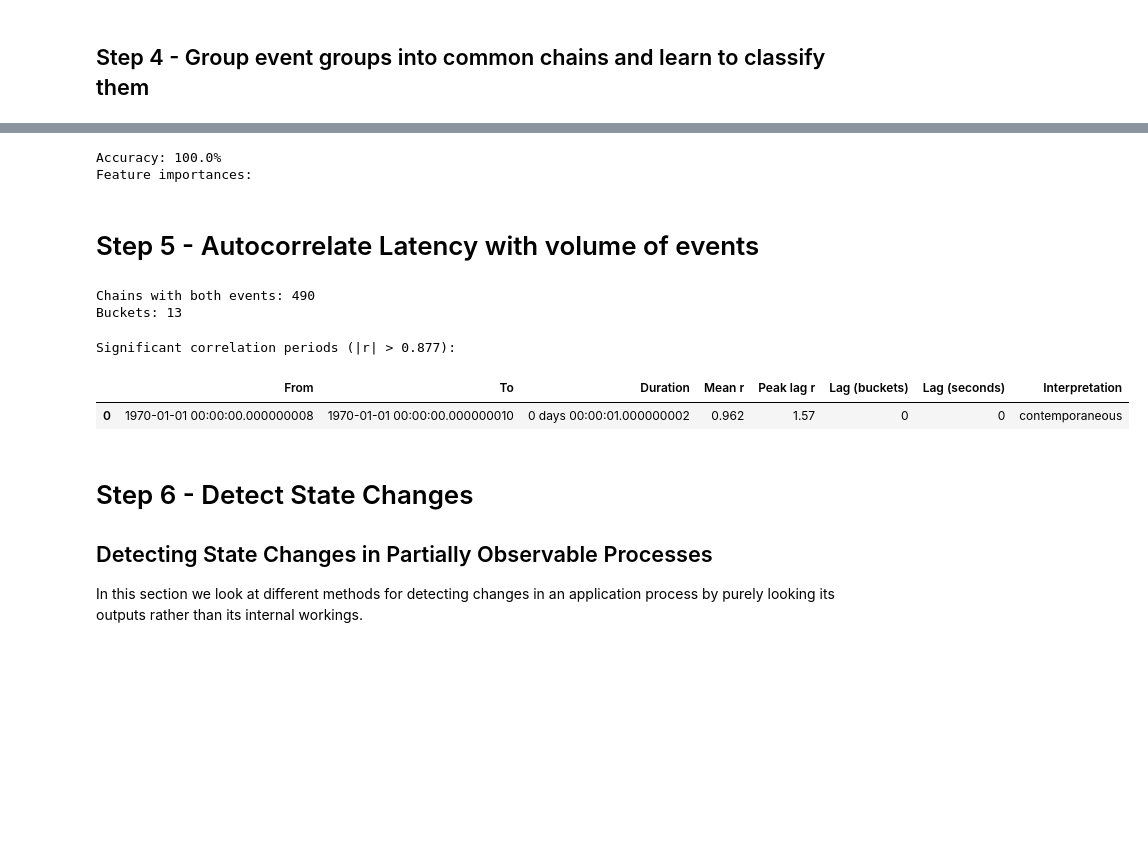
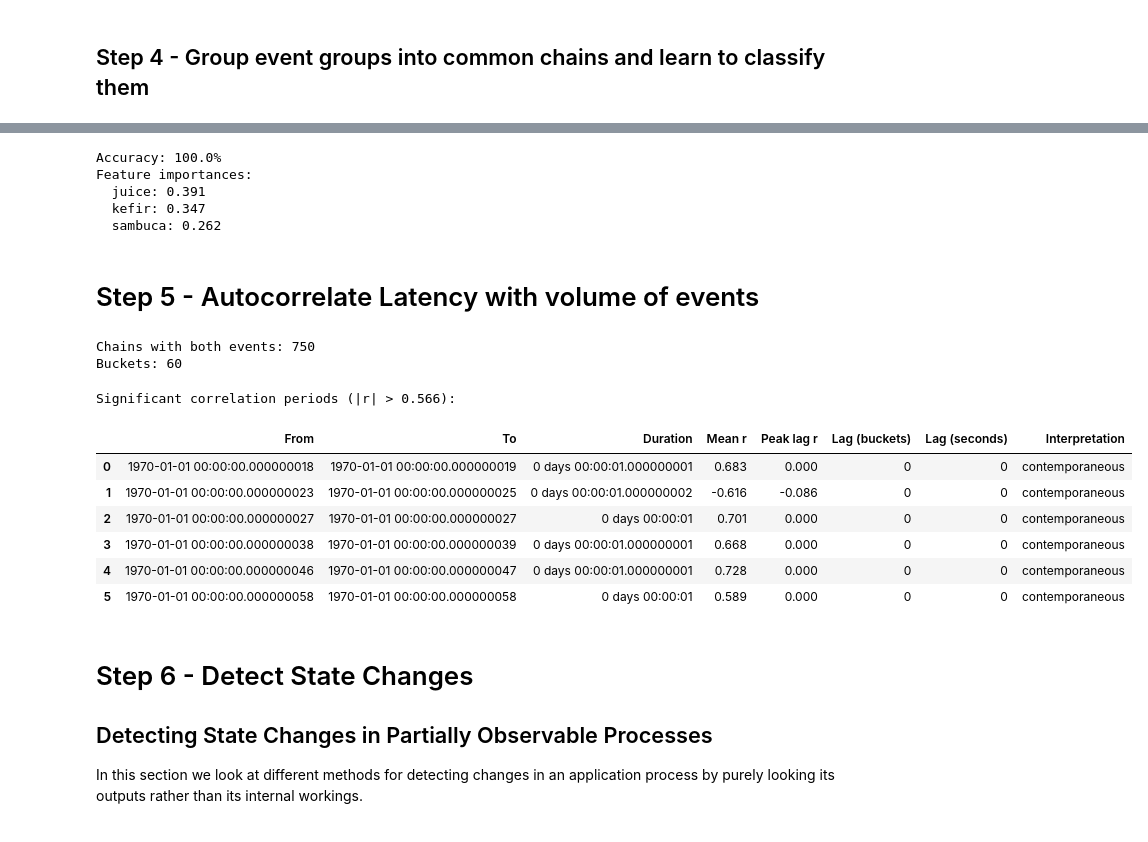
Before and after one commit to benssutton/stunning-couscous, a Jupyter notebook: notebooks/Event Chains Revisited.ipynb, the cells around one changed output, grey strips where cells are left out. Drawn from its saved outputs; the diff is of its cells as text; code cells hidden in the pictures; blank space fills up the shorter version.

```diff
--- a/notebooks/Event Chains Revisited.ipynb
+++ b/notebooks/Event Chains Revisited.ipynb
@@ -241,17 +403,0 @@ for proc, params in proc_params.items():
-# %%
-""" Simulate additional context information
-"""
-context = {}
-for proc, params in proc_params.items():
-    context_items_this_process = []
-    for i in range(NUM_OBSERVATIONS):
-        context_items_this_event = {}
-        try:
-            context_items = params["context"]
-            for item in context_items:
-                context_items_this_event[item]=i
-        except:
-            pass
-        #if len(context_items_this_event) > 0:
-        context_items_this_process.append(context_items_this_event)
-    context[proc] = context_items_this_process
@@ -492,12 +640,19 @@ fetched 2816 event chains
 #a sample population of event chains
 keys = r.keys("argus:ec:*")
 eventchain_timestamps = r.json().mget(keys, "$.timestamps")
+eventchain_context_raw = r.json().mget(keys, "$.context")
 
 #load into a DataFrame, sort by the column that has the lowest value
-eventchain_timestamps = pd.DataFrame([d[0] for d in eventchain_timestamps])
+eventchain_timestamps = pd.DataFrame([d[0] for d in eventchain_timestamps]).apply(pd.to_datetime, format='mixed')
 minvals = eventchain_timestamps.min()
 min_col = minvals.index[minvals.argmin()]
-eventchain_timestamps = eventchain_timestamps.sort_values(min_col).reset_index(drop=True)
+eventchain_timestamps = eventchain_timestamps.sort_values(min_col)
+sort_idx = eventchain_timestamps.index
+eventchain_timestamps = eventchain_timestamps.reset_index(drop=True)
+
+#load context into a DataFrame using the same sort order
+eventchain_context = pd.DataFrame([d[0] if d and d[0] else {} for d in eventchain_context_raw])
+eventchain_context = eventchain_context.loc[sort_idx].reset_index(drop=True)
 
 #Visualise the time series
 fig = px.line(eventchain_timestamps.reset_index().melt("index"), x="index", y="value", color="variable")
@@ -722,11 +882,18 @@ class ChainClassifier:
 # --- Build binary feature matrix (exclude terminal nodes) ---
 all_terminals = frozenset().union(*(p["terminal_nodes"] for p in profiles))
 feature_cols = [c for c in eventchain_timestamps.columns if c not in all_terminals]
-X = eventchain_timestamps[feature_cols].notna().astype(np.int8).to_numpy()
+presence_features = eventchain_timestamps[feature_cols].notna().astype(np.int8)
+
+# --- Add context fields as binary presence features ---
+context_feature_cols = list(eventchain_context.columns)
+context_features = eventchain_context.notna().astype(np.int8)
+
+all_feature_cols = feature_cols + context_feature_cols
+X = np.hstack([presence_features.to_numpy(), context_features.to_numpy()])
 y = chain_profile_labels.to_numpy()
 
 # --- Fit and evaluate ---
-method = DecisionTreeMethod(feature_names=feature_cols)
+method = DecisionTreeMethod(feature_names=all_feature_cols)
 classifier = ChainClassifier(method)
 classifier.fit(X, y)
 
@@ -738,6 +905,9 @@ for name, imp in method.feature_importances():
 # %% [output]
 Accuracy: 100.0%
 Feature importances:
+  juice: 0.391
+  kefir: 0.347
+  sambuca: 0.262
 # %% [markdown]
 # Step 5 - Autocorrelate Latency with volume of events
 # %%
@@ -748,11 +918,11 @@ bucket_seconds = 1  # time bucket granularity in seconds
 # --- Filter to chains that have both events ---
 pair = eventchain_timestamps[[source_event, target_event]].dropna()
 pair = pair.rename(columns={source_event: "source_ts", target_event: "target_ts"})
-pair["latency_ms"] = pair["target_ts"] - pair["source_ts"]
+pair["latency_ms"] = (pair["target_ts"] - pair["source_ts"]).dt.total_seconds() * 1000
 
 # --- Bucket by source event timestamp ---
 t_min = pair["source_ts"].min()
-pair["bucket"] = ((pair["source_ts"] - t_min) // (bucket_seconds * 1000)).astype(int)
+pair["bucket"] = ((pair["source_ts"] - t_min).dt.total_seconds() // bucket_seconds).astype(int)
 
 bucketed = pair.groupby("bucket").agg(
     volume=("latency_ms", "count"),
@@ -782,8 +952,8 @@ fig.show()
 print(f"Chains with both events: {len(pair)}")
 print(f"Buckets: {len(bucketed)}")
 # %% [output]
-Chains with both events: 490
-Buckets: 13
+Chains with both events: 750
+Buckets: 60
 # %%
 # Rolling cross-correlation on a time-sequence basis with volume & latency overlay
 
@@ -800,7 +970,7 @@ lat_norm = scaler.fit_transform(latency.reshape(-1, 1)).ravel()
 
 # Rolling cross-correlation over a trailing window
 n = len(vol_norm)
-window = max(5, n // 5)
+window = max(5, n // 10)
 sig = 1.96 / np.sqrt(window)
 
 rolling_corr = np.full(n, np.nan)
@@ -809,7 +979,7 @@ for i in range(window - 1, n):
     l = lat_norm[i - window + 1 : i + 1]
     rolling_corr[i] = np.corrcoef(v, l)[0, 1]
 
-significant = np.abs(rolling_corr) > sig
+significant = rolling_corr > sig
 
 # Identify contiguous significant spans
 spans = []
@@ -904,35 +1074,40 @@ if span_details:
     print("Significant correlation periods (|r| > {:.3f}):\n".format(sig))
     rows = []
     for start, end, mean_r, lag, peak_r in span_details:
         t0 = pd.Timestamp(timestamps[start])
         t1 = pd.Timestamp(timestamps[end])
         duration = t1 - t0 + pd.Timedelta(seconds=bucket_seconds)
         lag_seconds = lag * bucket_seconds
         if lag > 0:
             lead = "volume leads"
         elif lag < 0:
             lead = "latency leads"
         else:
             lead = "contemporaneous"
         rows.append({
             "From": str(t0),
             "To": str(t1),
             "Duration": str(duration),
             "Mean r": round(mean_r, 3),
             "Peak lag r": round(peak_r, 3),
             "Lag (buckets)": lag,
             "Lag (seconds)": lag_seconds,
             "Interpretation": lead,
         })
     lag_df = pd.DataFrame(rows)
     display(lag_df)
 else:
     print("No periods of significant correlation detected "
           "(threshold=\u00b1{:.3f})".format(sig))
 # %% [output]
-Significant correlation periods (|r| > 0.877):
+Significant correlation periods (|r| > 0.566):
 |  | From | To | Duration | Mean r | Peak lag r | Lag (buckets) | Lag (seconds) | Interpretation |
-| 0 | 1970-01-01 00:00:00.000000008 | 1970-01-01 00:00:00.000000010 | 0 days 00:00:01.000000002 | 0.962 | 1.57 | 0 | 0 | contemporaneous |
+| 0 | 1970-01-01 00:00:00.000000018 | 1970-01-01 00:00:00.000000019 | 0 days 00:00:01.000000001 | 0.683 | 0.000 | 0 | 0 | contemporaneous |
+| 1 | 1970-01-01 00:00:00.000000023 | 1970-01-01 00:00:00.000000025 | 0 days 00:00:01.000000002 | -0.616 | -0.086 | 0 | 0 | contemporaneous |
+| 2 | 1970-01-01 00:00:00.000000027 | 1970-01-01 00:00:00.000000027 | 0 days 00:00:01 | 0.701 | 0.000 | 0 | 0 | contemporaneous |
+| 3 | 1970-01-01 00:00:00.000000038 | 1970-01-01 00:00:00.000000039 | 0 days 00:00:01.000000001 | 0.668 | 0.000 | 0 | 0 | contemporaneous |
+| 4 | 1970-01-01 00:00:00.000000046 | 1970-01-01 00:00:00.000000047 | 0 days 00:00:01.000000001 | 0.728 | 0.000 | 0 | 0 | contemporaneous |
+| 5 | 1970-01-01 00:00:00.000000058 | 1970-01-01 00:00:00.000000058 | 0 days 00:00:01 | 0.589 | 0.000 | 0 | 0 | contemporaneous |
 # %% [markdown]
 # Step 6 - Detect State Changes
 
```
Also changed, not shown: parts of 21 cells of this notebook, 3 other files.
